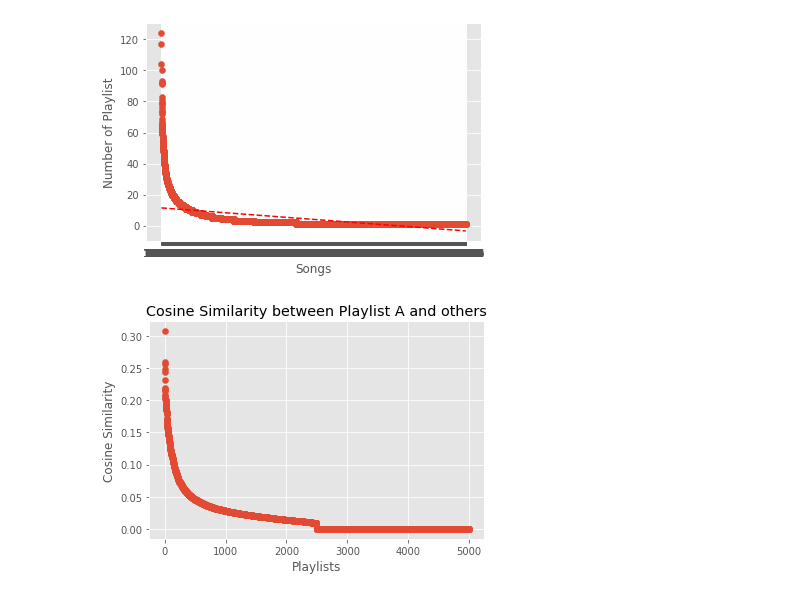
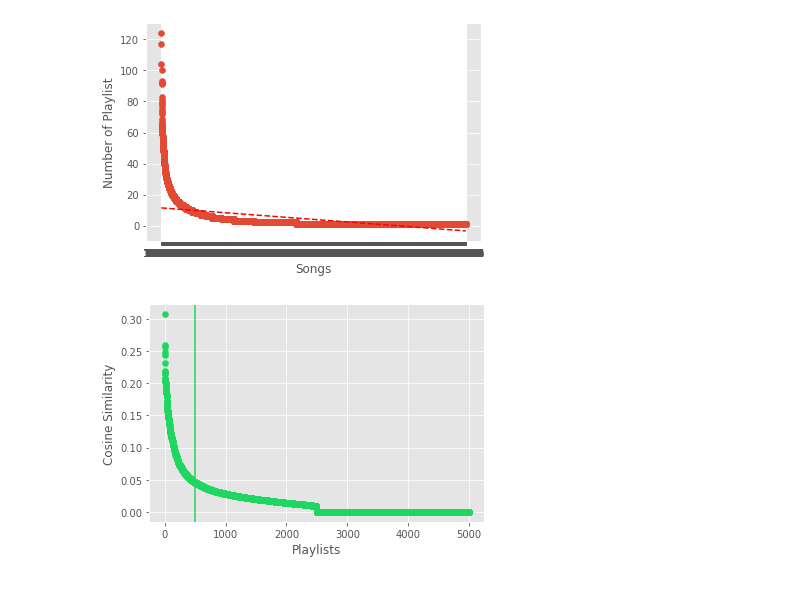
Before and after one commit to allisonjaye/playlist_continuation, a Jupyter notebook: notebooks/modeling.ipynb, the cells around one changed output. Saved outputs shown, nothing was run; the diff lists cells and outputs as text; code cells hidden in the pictures.

```diff
--- a/notebooks/modeling.ipynb
+++ b/notebooks/modeling.ipynb
@@ -15,3 +15,5 @@ data = pd.read_pickle('/content/drive/Othercomputers/MyMacBookPro/capstone3/data
+# %%
+sparse = load_npz('/content/drive/Othercomputers/MyMacBookPro/capstone3/playlist_continuation/notebooks/sparse.npz')
 # %%
 # Baseline model - recommend most popular songs
 data['track_name'].value_counts()
@@ -213,15 +215,15 @@ def similar_playlists(playlist_index):
 # %%
 # Looking to find the point where similarity elbows
 
 pid, sim = similar_playlists(0)
 x_pos = np.arange(len(pid))
 
-plt.scatter(x_pos, sim)
+plt.scatter(x_pos, sim, color=(30/256, 215/256, 96/256, 1))
+plt.axvline(x=500, color=(30/256, 215/256, 96/256, 1))
 plt.ylabel('Cosine Similarity')
 plt.xlabel('Playlists')
-plt.title('Cosine Similarity between Playlist A and others')
-plt.savefig('cosine_similarity.jpg', dpi=300);
+plt.savefig('/content/drive/Othercomputers/MyMacBookPro/capstone3/playlist_continuation/images/cosine_similarity.jpg', dpi=300);
 
 # about < 500 for all
 # %% [output]
-[figure, old version]
+[figure, new version]
```
Also changed, not shown: parts of 3 cells of this notebook, 30 other files.
